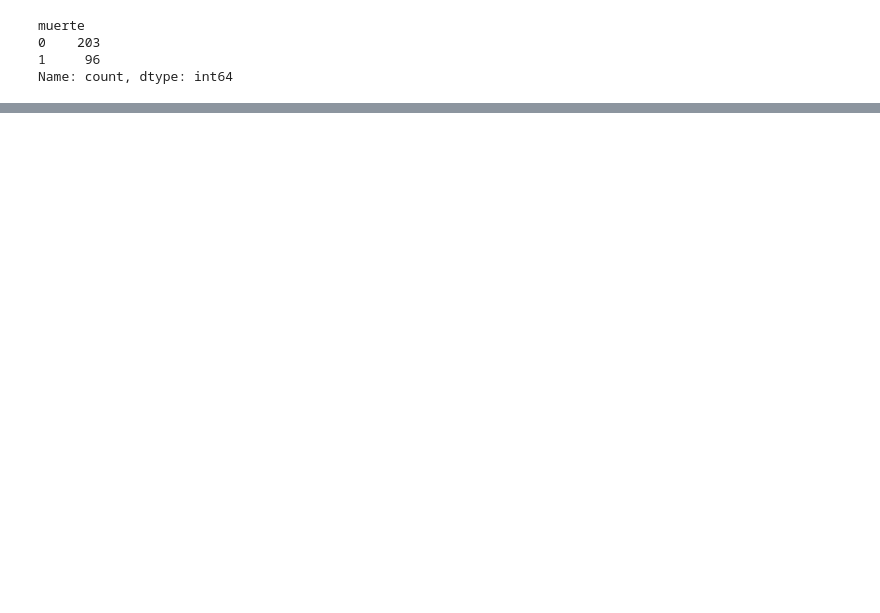
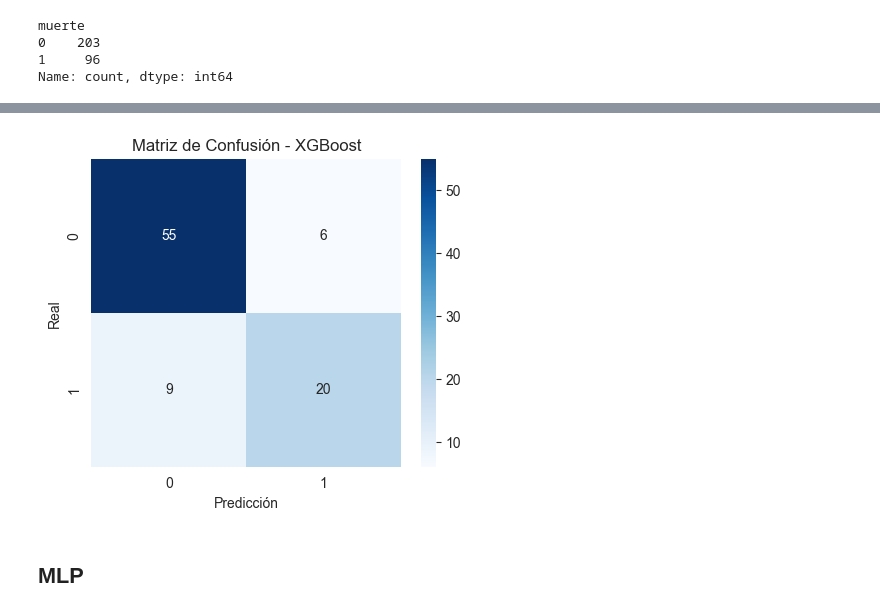
Before and after one commit to matiasgianotti/InsuficienciaCardiaca, a Jupyter notebook: notebooks/Analisis_exploratorio.ipynb, the cells around one changed output, grey strips where cells are left out. Saved outputs shown, nothing was run; the diff lists cells and outputs as text; code cells hidden in the pictures; blank space fills up the shorter version.

```diff
--- a/notebooks/Analisis_exploratorio.ipynb
+++ b/notebooks/Analisis_exploratorio.ipynb
@@ -252,0 +551,5 @@ Name: count, dtype: int64
+# %%
+# Mejor modelo
+print("Mejores hiperparámetros:", grid_search_xgb.best_params_)
+print("Mejor accuracy (validación):", grid_search_xgb.best_score_)
+xgb_best = grid_search_xgb.best_estimator_
@@ -252,0 +559,8 @@ Name: count, dtype: int64
+# %%
+y_train_pred_xgb_initial = xgb_best.predict(x_train_final)
+y_test_pred_xgb_initial = xgb_best.predict(x_test_final)
+
+print(f"Tiempo de entrenamiento (XGBoost inicial): {train_time_xgb_initial:.4f} segundos")
+print("\nReporte de Clasificación (XGBoost Inicial - Test):")
+print(classification_report(y_test, y_test_pred_xgb_initial))
+acc_xgb = accuracy_score(y_test, y_test_pred_xgb_initial)
@@ -252,0 +579,16 @@ Name: count, dtype: int64
+# %%
+# Generamos la matriz de confusión usando las etiquetas codificadas
+cm_gxb = confusion_matrix(y_test, y_test_pred_xgb_initial, labels=[0,1])
+
+# Graficamos
+plt.figure(figsize=(5,4))
+sns.heatmap(cm_gxb, annot=True, fmt="d", cmap="Blues",
+            )
+plt.xlabel("Predicción")
+plt.ylabel("Real")
+plt.title("Matriz de Confusión - XGBoost")
+plt.show()
+# %% [output]
+[figure, added]
+# %% [markdown]
+## MLP
```
Also changed, not shown: parts of 33 cells of this notebook, 1 other file.
